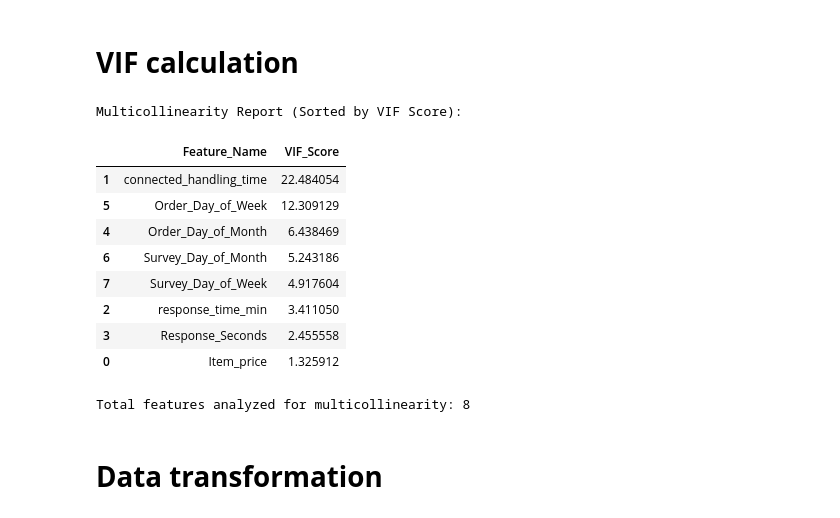
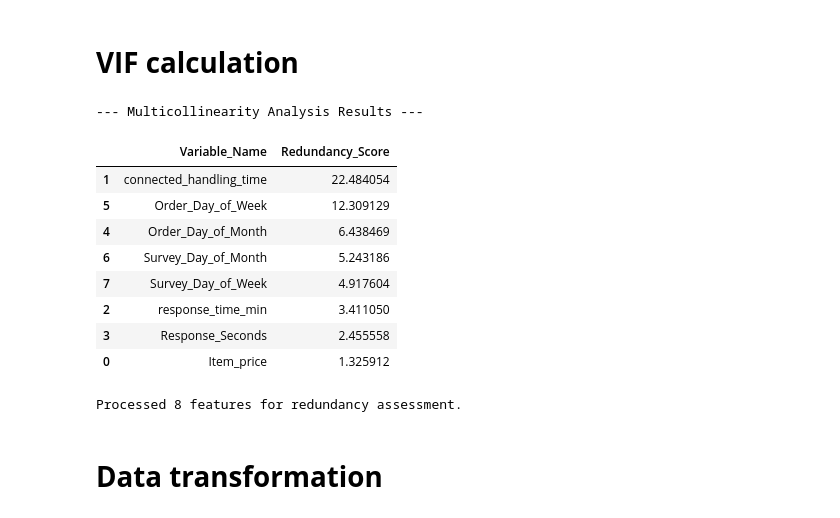
Before and after one commit to amol004/E-Commerce-Customer-Satisfaction-Score-Prediction-Deep-Learning, a Jupyter notebook: E_Commerce_Customer_Satisfaction_Score_Prediction.ipynb, the cells around one changed output. Cells and saved outputs as stored; diff of their text form; code cells hidden in the pictures.

```diff
--- a/E_Commerce_Customer_Satisfaction_Score_Prediction.ipynb
+++ b/E_Commerce_Customer_Satisfaction_Score_Prediction.ipynb
@@ -830,28 +830,49 @@ plt.show()
 [figure]
 # %% [markdown]
 # **VIF calculation**
-# %%
-def calculate_vif(df):
-    vif_data = pd.DataFrame()
-    vif_data["Feature"] = numeric_data.columns
-    vif_data["VIF"] = [variance_inflation_factor(numeric_data.values, i) for i in range(numeric_data.shape[1])]
-    return vif_data
-
-# Assuming df is your DataFrame containing the features
-vif_results = calculate_vif(df)
-print(vif_results)
-# %% [output]
-Multicollinearity Report (Sorted by VIF Score):
-|  | Feature_Name | VIF_Score |
-| 1 | connected_handling_time | 22.484054 |
-| 5 | Order_Day_of_Week | 12.309129 |
-| 4 | Order_Day_of_Month | 6.438469 |
-| 6 | Survey_Day_of_Month | 5.243186 |
-| 7 | Survey_Day_of_Week | 4.917604 |
-| 2 | response_time_min | 3.411050 |
-| 3 | Response_Seconds | 2.455558 |
-| 0 | Item_price | 1.325912 |
-Total features analyzed for multicollinearity: 8
+# %%
+from statsmodels.stats.outliers_influence import variance_inflation_factor
+
+# --- MEASURING FEATURE REDUNDANCY (VIF) ---
+
+# 1. Prepare our clean numerical data
+# We focus only on numbers and exclude our target 'CSAT Score'
+# We use 'df_removed_var' which contains our engineered and encoded features
+numeric_inputs_only = df_removed_var.select_dtypes(include=['number']).drop(columns=['CSAT Score'], errors='ignore')
+
+# 2. Set up a container for our results
+# We create a new table to store feature names and their corresponding scores
+vif_summary_table = pd.DataFrame()
+vif_summary_table["Variable_Name"] = numeric_inputs_only.columns
+
+# 3. Calculate the Variance Inflation Factor (VIF)
+# This math logic checks how much each feature can be predicted by the other features.
+# A high score (typically above 5 or 10) means the feature is a 'duplicate' of others.
+vif_summary_table["Redundancy_Score"] = [
+    variance_inflation_factor(numeric_inputs_only.values, index)
+    for index in range(numeric_inputs_only.shape[1])
+]
+
+# 4. Display the results clearly
+# We sort them from highest to lowest score to quickly see the most problematic ones
+print("--- Multicollinearity Analysis Results ---")
+final_vif_report = vif_summary_table.sort_values(by='Redundancy_Score', ascending=False)
+display(final_vif_report.head(10))
+
+# 5. Summary note
+print(f"Processed {len(vif_summary_table)} features for redundancy assessment.")
+# %% [output]
+--- Multicollinearity Analysis Results ---
+|  | Variable_Name | Redundancy_Score |
+| 1 | connected_handling_time | 22.484054 |
+| 5 | Order_Day_of_Week | 12.309129 |
+| 4 | Order_Day_of_Month | 6.438469 |
+| 6 | Survey_Day_of_Month | 5.243186 |
+| 7 | Survey_Day_of_Week | 4.917604 |
+| 2 | response_time_min | 3.411050 |
+| 3 | Response_Seconds | 2.455558 |
+| 0 | Item_price | 1.325912 |
+Processed 8 features for redundancy assessment.
 # %% [markdown]
 # **Data transformation**
 # %%
```
